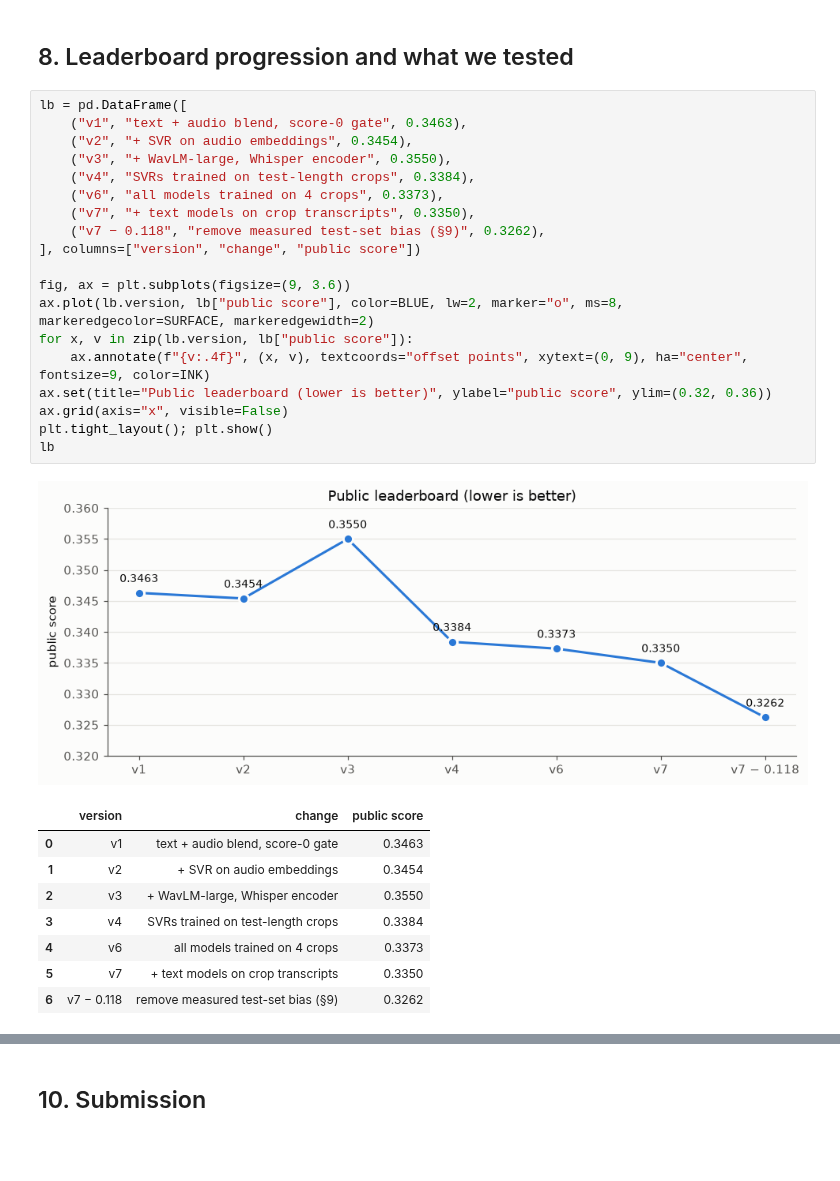
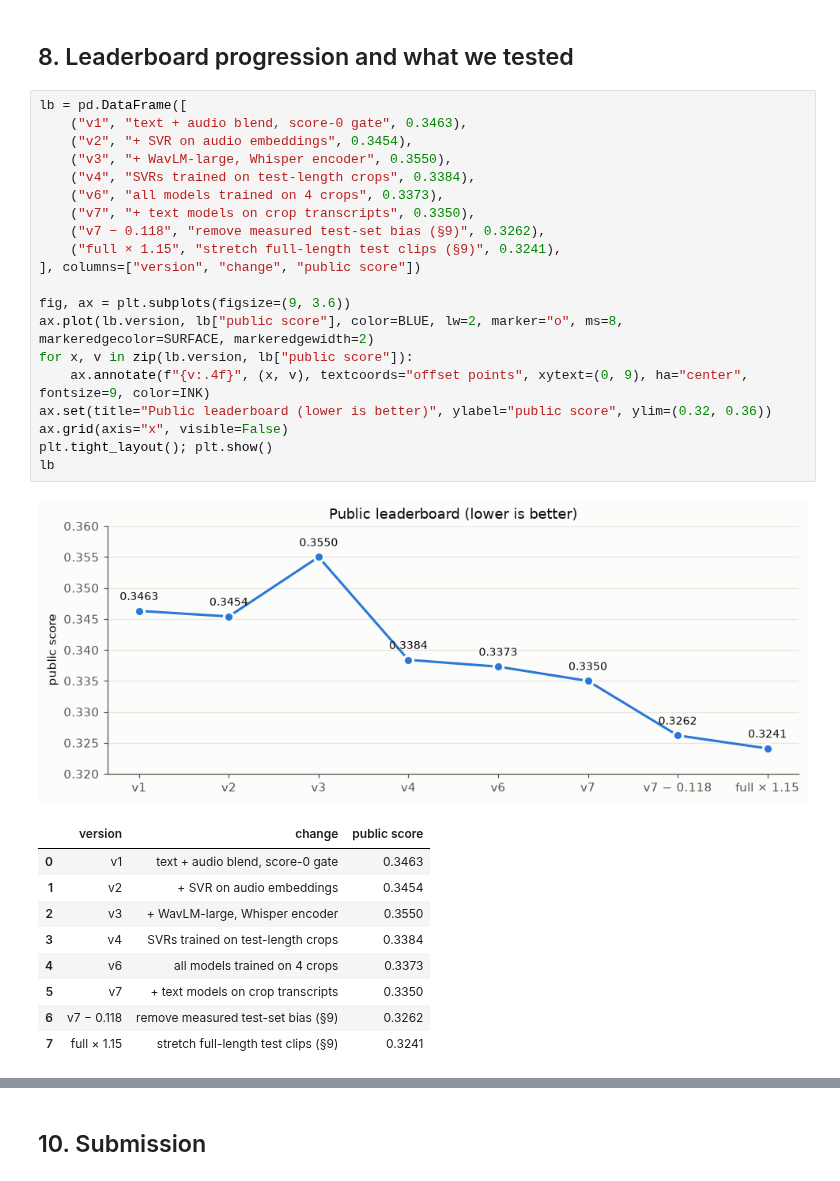
Before and after one commit to Techy-A/shl-grammar-scoring, a Jupyter notebook: kaggle/jobs/notebook/shl_grammar_scoring.ipynb, the cells around one changed output, grey strips where cells are left out. Saved outputs shown, nothing was run; the diff lists cells and outputs as text; blank space fills up the shorter version.

```diff
--- a/kaggle/jobs/notebook/shl_grammar_scoring.ipynb
+++ b/kaggle/jobs/notebook/shl_grammar_scoring.ipynb
@@ -342,24 +343,25 @@ plt.tight_layout(); plt.show()
 # %%
 lb = pd.DataFrame([
     ("v1", "text + audio blend, score-0 gate", 0.3463),
     ("v2", "+ SVR on audio embeddings", 0.3454),
     ("v3", "+ WavLM-large, Whisper encoder", 0.3550),
     ("v4", "SVRs trained on test-length crops", 0.3384),
     ("v6", "all models trained on 4 crops", 0.3373),
     ("v7", "+ text models on crop transcripts", 0.3350),
     ("v7 − 0.118", "remove measured test-set bias (§9)", 0.3262),
+    ("full × 1.15", "stretch full-length test clips (§9)", 0.3241),
 ], columns=["version", "change", "public score"])
 
 fig, ax = plt.subplots(figsize=(9, 3.6))
 ax.plot(lb.version, lb["public score"], color=BLUE, lw=2, marker="o", ms=8, markeredgecolor=SURFACE, markeredgewidth=2)
 for x, v in zip(lb.version, lb["public score"]):
     ax.annotate(f"{v:.4f}", (x, v), textcoords="offset points", xytext=(0, 9), ha="center", fontsize=9, color=INK)
 ax.set(title="Public leaderboard (lower is better)", ylabel="public score", ylim=(0.32, 0.36))
 ax.grid(axis="x", visible=False)
 plt.tight_layout(); plt.show()
 lb
 # %% [output]
-[figure, old version]
+[figure, new version]
 |  | version | change | public score |
 | 0 | v1 | text + audio blend, score-0 gate | 0.3463 |
 | 1 | v2 | + SVR on audio embeddings | 0.3454 |
@@ -368,6 +370,7 @@ lb
 | 4 | v6 | all models trained on 4 crops | 0.3373 |
 | 5 | v7 | + text models on crop transcripts | 0.3350 |
 | 6 | v7 − 0.118 | remove measured test-set bias (§9) | 0.3262 |
+| 7 | full × 1.15 | stretch full-length test clips (§9) | 0.3241 |
 # %% [markdown]
 **What we tested and learned**
 
```
Also changed, not shown: parts of 4 cells of this notebook, 10 other files.
